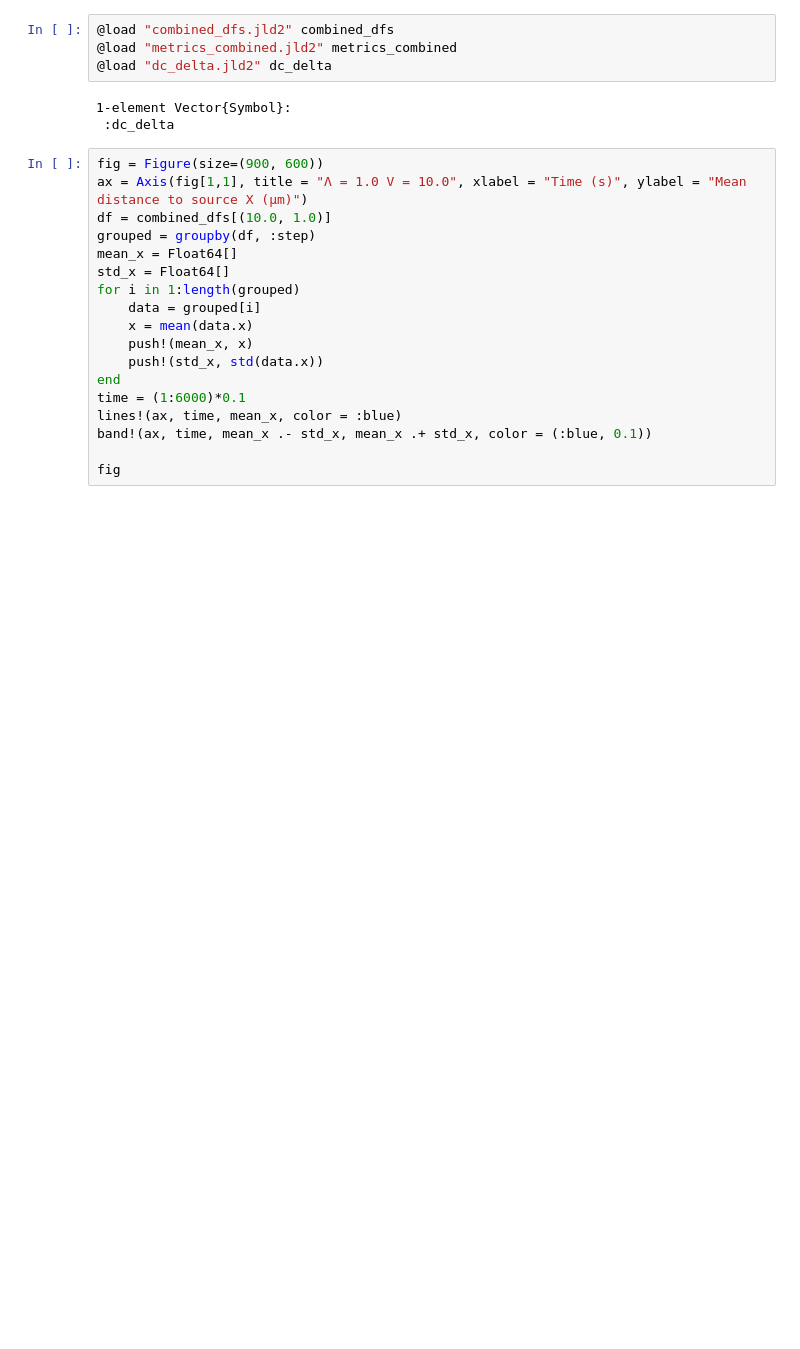
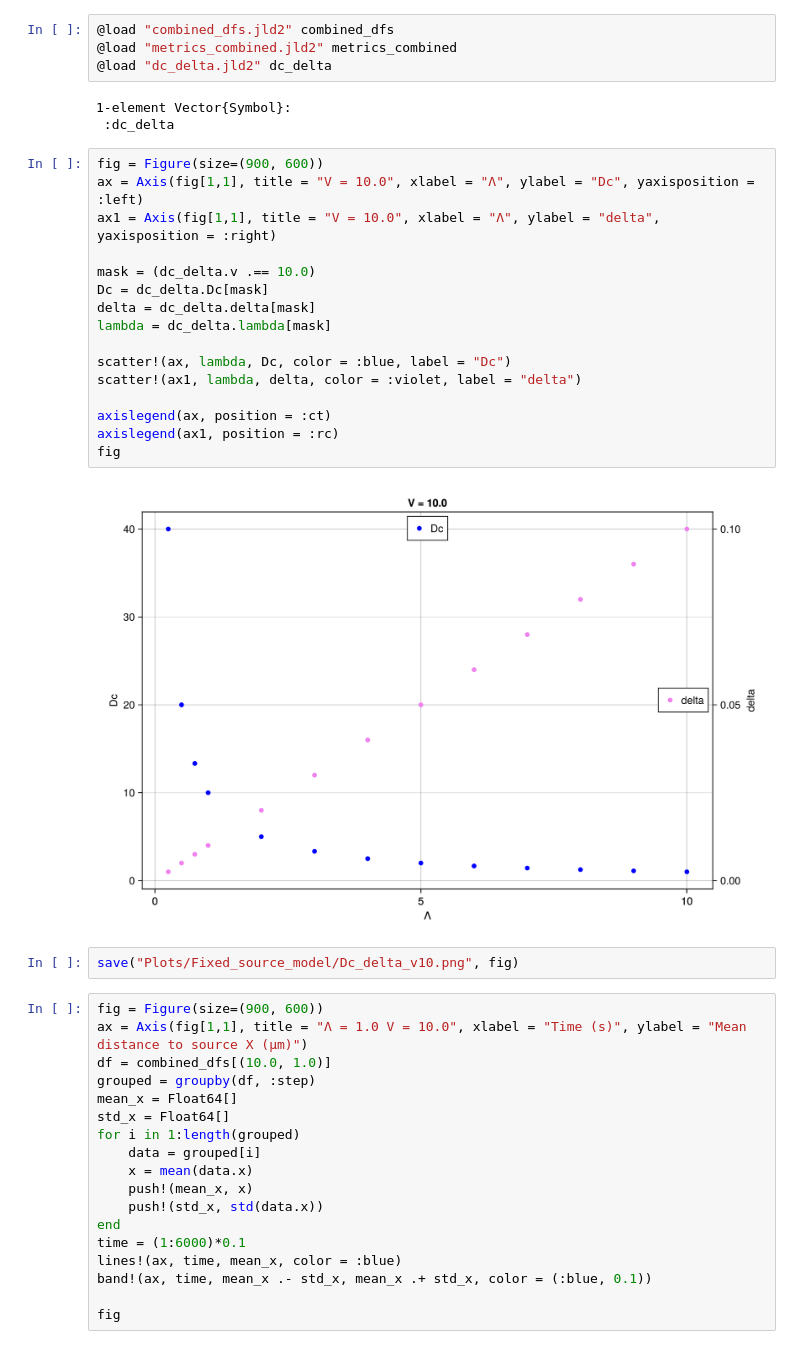
Before and after one commit to jmarib/CellBasedModels.jl, a Jupyter notebook: examples/presentacio_jordi.ipynb, the cells around one changed output. Saved outputs shown, nothing was run; the diff lists cells and outputs as text; blank space fills up the shorter version.

```diff
--- a/examples/presentacio_jordi.ipynb
+++ b/examples/presentacio_jordi.ipynb
@@ -20,6 +20,26 @@ using LinearAlgebra
 # %% [output]
 1-element Vector{Symbol}:
  :dc_delta
+# %%
+fig = Figure(size=(900, 600))
+ax = Axis(fig[1,1], title = "V = 10.0", xlabel = "Λ", ylabel = "Dc", yaxisposition = :left)
+ax1 = Axis(fig[1,1], title = "V = 10.0", xlabel = "Λ", ylabel = "delta", yaxisposition = :right)
+
+mask = (dc_delta.v .== 10.0)
+Dc = dc_delta.Dc[mask]
+delta = dc_delta.delta[mask]
+lambda = dc_delta.lambda[mask]
+
+scatter!(ax, lambda, Dc, color = :blue, label = "Dc")
+scatter!(ax1, lambda, delta, color = :violet, label = "delta")
+
+axislegend(ax, position = :ct)
+axislegend(ax1, position = :rc)
+fig
+# %% [output]
+[figure, added]
+# %%
+save("Plots/Fixed_source_model/Dc_delta_v10.png", fig)
 # %%
 fig = Figure(size=(900, 600))
 ax = Axis(fig[1,1], title = "Λ = 1.0 V = 10.0", xlabel = "Time (s)", ylabel = "Mean distance to source X (μm)")
```
Also changed, not shown: parts of 8 cells of this notebook, 4 other files.
